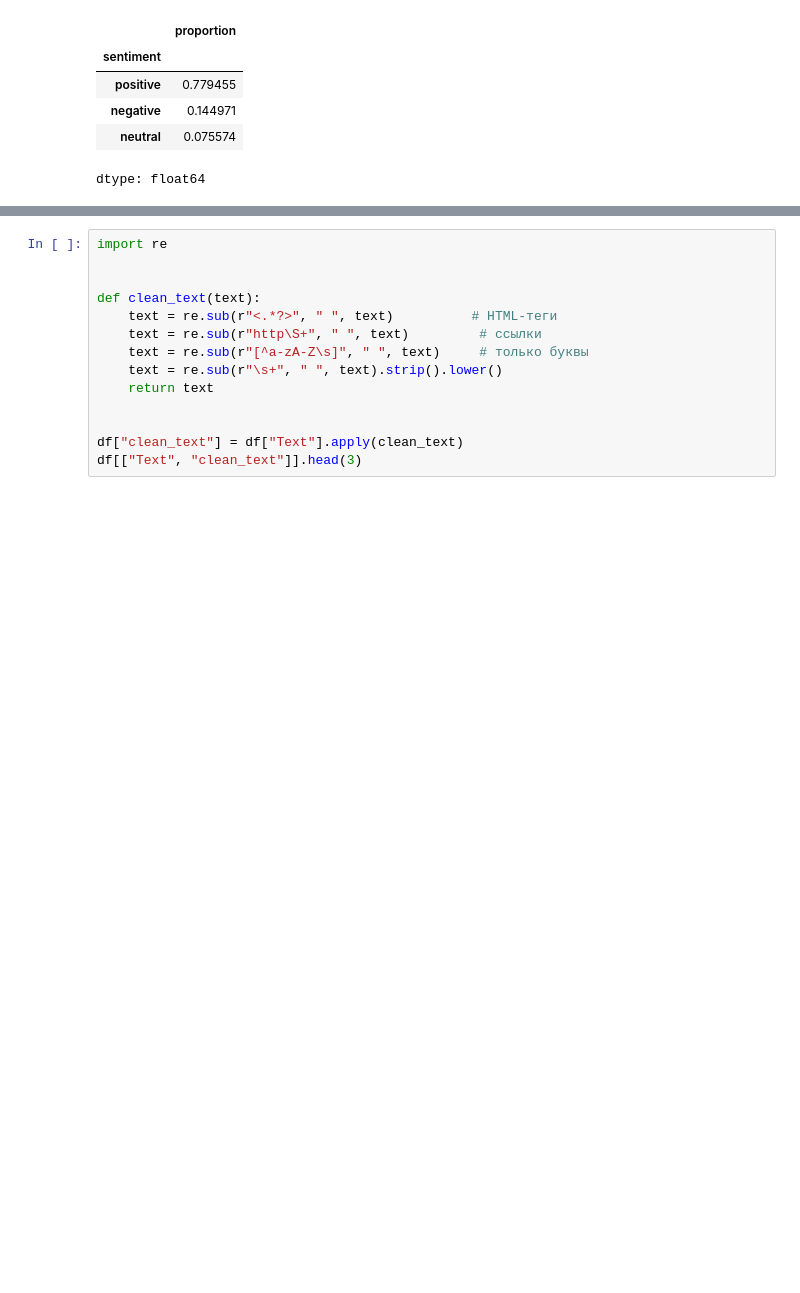
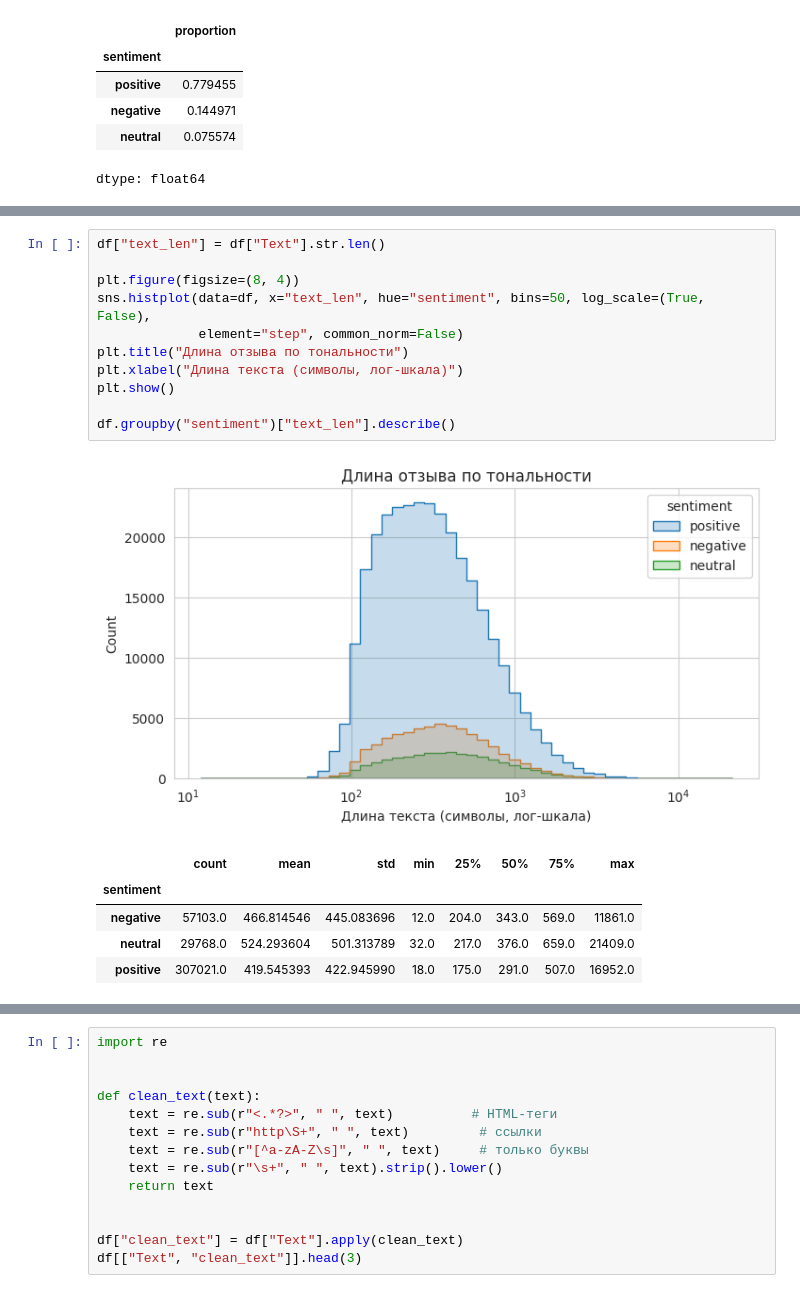
Before and after one commit to Qiwer01/review_analyzer, a Jupyter notebook: review_analyzer_colab.ipynb, the cells around one changed output, grey strips where cells are left out. Drawn from its saved outputs; the diff is of its cells as text; blank space fills up the shorter version.

```diff
--- a/review_analyzer_colab.ipynb
+++ b/review_analyzer_colab.ipynb
@@ -87,0 +119,18 @@ dtype: float64
+# %%
+df["text_len"] = df["Text"].str.len()
+
+plt.figure(figsize=(8, 4))
+sns.histplot(data=df, x="text_len", hue="sentiment", bins=50, log_scale=(True, False),
+             element="step", common_norm=False)
+plt.title("Длина отзыва по тональности")
+plt.xlabel("Длина текста (символы, лог-шкала)")
+plt.show()
+
+df.groupby("sentiment")["text_len"].describe()
+# %% [output]
+[figure, added]
+|  | count | mean | std | min | 25% | 50% | 75% | max |
+| sentiment |  |  |  |  |  |  |  |  |
+| negative | 57103.0 | 466.814546 | 445.083696 | 12.0 | 204.0 | 343.0 | 569.0 | 11861.0 |
+| neutral | 29768.0 | 524.293604 | 501.313789 | 32.0 | 217.0 | 376.0 | 659.0 | 21409.0 |
+| positive | 307021.0 | 419.545393 | 422.945990 | 18.0 | 175.0 | 291.0 | 507.0 | 16952.0 |
```
Also changed, not shown: parts of 33 cells of this notebook.
